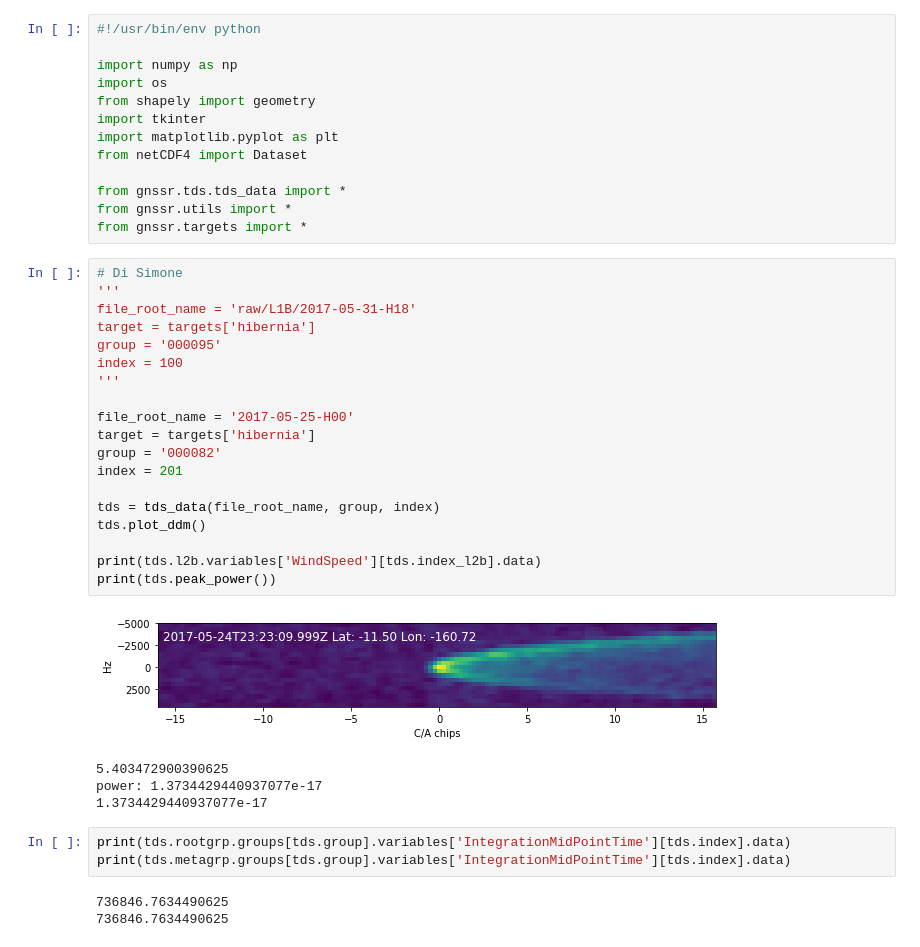
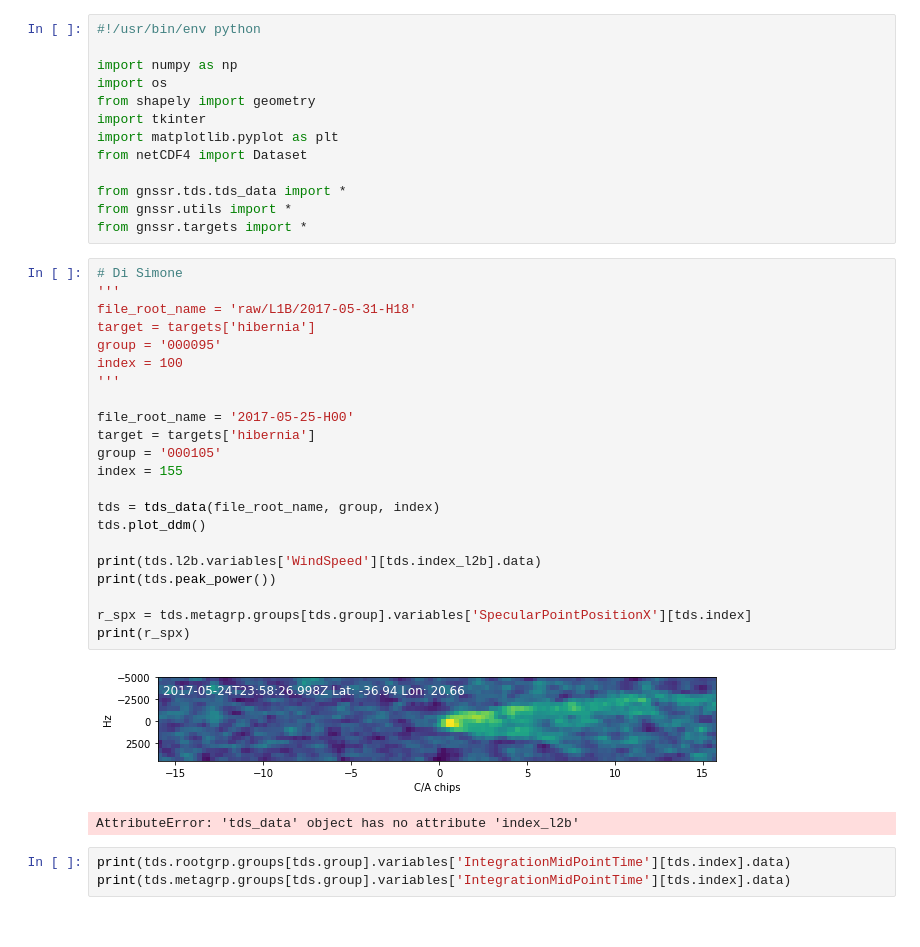
Before and after one commit to blasco/GNSS-R-DDM-Simulator, a Jupyter notebook: src/gnssr/tds/Untitled.ipynb, the cells around one changed output. Saved outputs shown, nothing was run; the diff lists cells and outputs as text.

```diff
--- a/src/gnssr/tds/Untitled.ipynb
+++ b/src/gnssr/tds/Untitled.ipynb
@@ -14,33 +14,31 @@ from gnssr.targets import *
 # %%
 # Di Simone
 '''
 file_root_name = 'raw/L1B/2017-05-31-H18'
 target = targets['hibernia']
 group = '000095'
 index = 100
 '''
 
 file_root_name = '2017-05-25-H00'
 target = targets['hibernia']
-group = '000082'
-index = 201
+group = '000105'
+index = 155
 
 tds = tds_data(file_root_name, group, index)
 tds.plot_ddm()
 
 print(tds.l2b.variables['WindSpeed'][tds.index_l2b].data)
 print(tds.peak_power())
+
+r_spx = tds.metagrp.groups[tds.group].variables['SpecularPointPositionX'][tds.index]
+print(r_spx)
 # %% [output]
-[figure, old version]
+[figure, new version]
-5.403472900390625
-power: 1.3734429440937077e-17
-1.3734429440937077e-17
+AttributeError: 'tds_data' object has no attribute 'index_l2b'
 # %%
 print(tds.rootgrp.groups[tds.group].variables['IntegrationMidPointTime'][tds.index].data)
 print(tds.metagrp.groups[tds.group].variables['IntegrationMidPointTime'][tds.index].data)
-# %% [output]
-736846.7634490625
-736846.7634490625
 # %%
 code_delay_spacing_samples_between_pixels = tds.metagrp.groups[tds.group]
 print(code_delay_spacing_samples_between_pixels)
```
Also changed, not shown: parts of 12 cells of this notebook, 16 other files.
